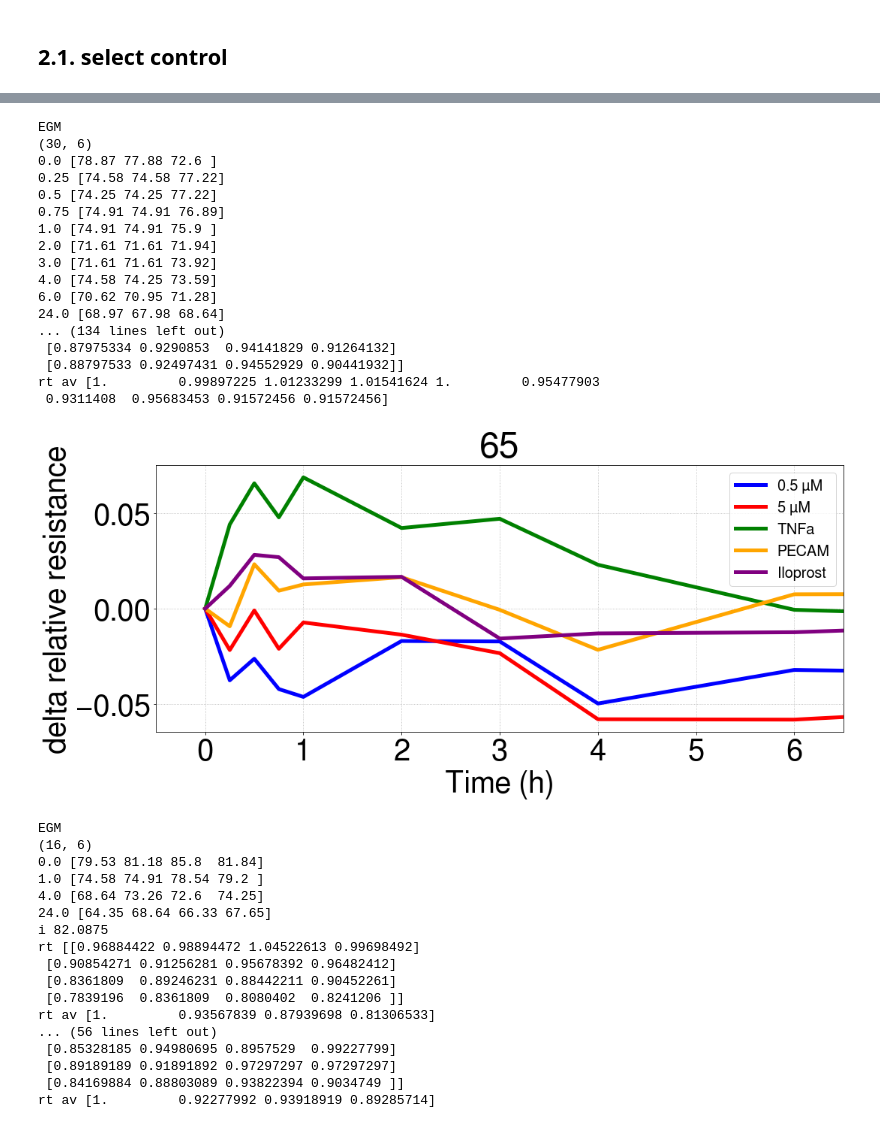
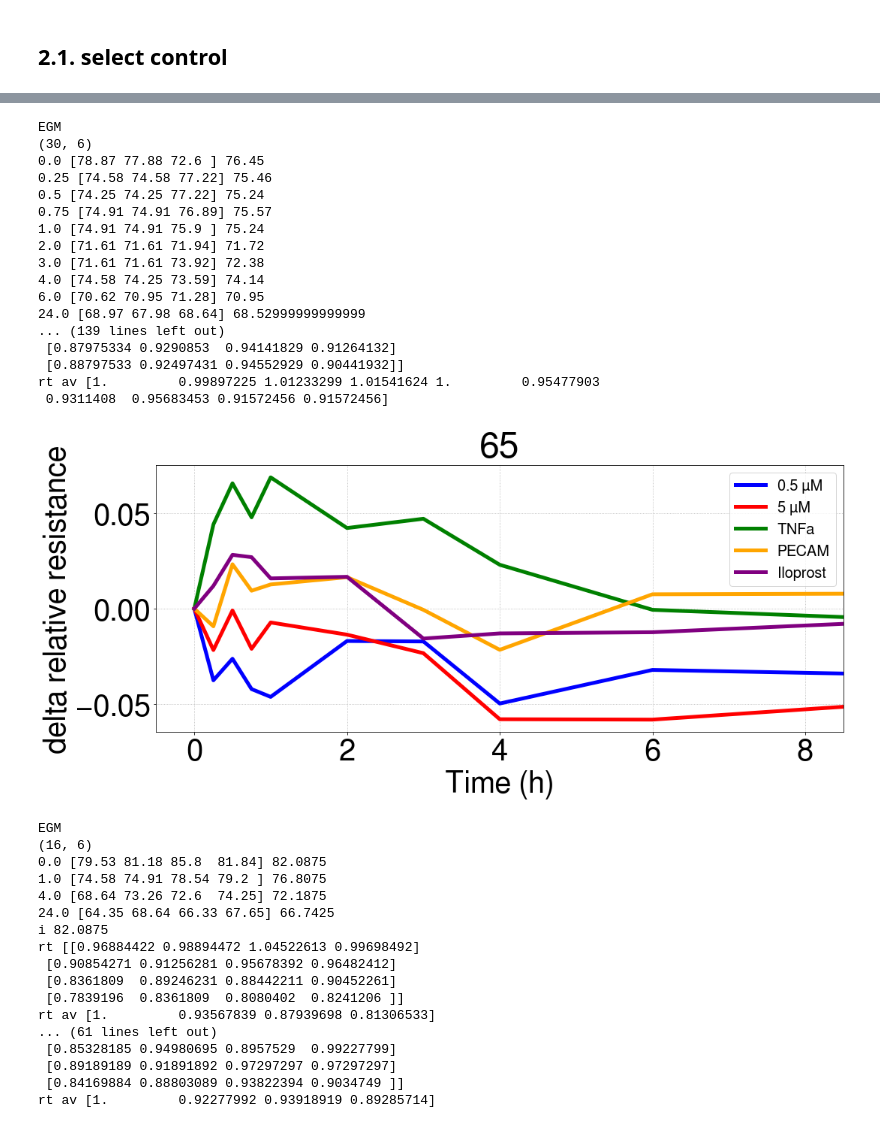
Before and after one commit to adelomana/HUVECs, a Jupyter notebook: TEER/analysis_delta.ipynb, the cells around one changed output, grey strips where cells are left out. Drawn from its saved outputs; the diff is of its cells as text; code cells hidden in the pictures.

```diff
--- a/TEER/analysis_delta.ipynb
+++ b/TEER/analysis_delta.ipynb
@@ -3,7 +3,7 @@ import pandas, numpy
 import matplotlib, matplotlib.pyplot
 matplotlib.rcParams.update({'font.size':40, 'font.family':'FreeSans', 'xtick.labelsize':40, 'ytick.labelsize':40, 'figure.figsize':(16,8)})
 # %%
-data_file = 'HUVEC_Allmeasurements.csv'
+data_file = '/home/adrian/projects/huvec/data/HUVEC_Allmeasurements.csv'
 # %% [markdown]
 # 1. read data
 # %%
@@ -66,7 +66,7 @@ for e2a in experiments_to_analyze:
                 if len(absolute_values) > 0:
                     trajectory.append(absolute_values)
                     trajectory_time.append(timepoint)
-                    print(timepoint, absolute_values)
+                    print(timepoint, absolute_values, numpy.mean(absolute_values))
 
             trajectory = numpy.array(trajectory)
             average_initial = numpy.mean(trajectory[0,:])
@@ -81,13 +81,9 @@ for e2a in experiments_to_analyze:
                 tre = numpy.mean(relative_trajectory, axis=1) - ref
                 matplotlib.pyplot.plot(trajectory_time, tre, '-', color=tc, lw=5, label=tl)
 
-        # compare treatment trajectories to no treatment
+            print()
 
-        ### plot
-        #matplotlib.pyplot.plot(trajectory_time, relative_trajectory, 'o', color=tc, alpha=1/4, mew=0)
-        #matplotlib.pyplot.plot(trajectory_time, numpy.mean(relative_trajectory, axis=1), '-', color=tc, lw=2, label=tl)
-
-    matplotlib.pyplot.xlim([-.5,6.5])
+    matplotlib.pyplot.xlim([-.5,8.5])
     matplotlib.pyplot.title(e2a)
     matplotlib.pyplot.legend(fontsize=20)
     matplotlib.pyplot.grid( linestyle=':')
@@ -135,34 +131,34 @@ Iloprost
 EGM
 (30, 6)
-0.0 [78.87 77.88 72.6 ]
-0.25 [74.58 74.58 77.22]
-0.5 [74.25 74.25 77.22]
-0.75 [74.91 74.91 76.89]
-1.0 [74.91 74.91 75.9 ]
-2.0 [71.61 71.61 71.94]
-3.0 [71.61 71.61 73.92]
-4.0 [74.58 74.25 73.59]
-6.0 [70.62 70.95 71.28]
-24.0 [68.97 67.98 68.64]
-... (134 lines left out)
+0.0 [78.87 77.88 72.6 ] 76.45
+0.25 [74.58 74.58 77.22] 75.46
+0.5 [74.25 74.25 77.22] 75.24
+0.75 [74.91 74.91 76.89] 75.57
+1.0 [74.91 74.91 75.9 ] 75.24
+2.0 [71.61 71.61 71.94] 71.72
+3.0 [71.61 71.61 73.92] 72.38
+4.0 [74.58 74.25 73.59] 74.14
+6.0 [70.62 70.95 71.28] 70.95
+24.0 [68.97 67.98 68.64] 68.52999999999999
+... (139 lines left out)
  [0.87975334 0.9290853  0.94141829 0.91264132]
  [0.88797533 0.92497431 0.94552929 0.90441932]]
 rt av [1.         0.99897225 1.01233299 1.01541624 1.         0.95477903
  0.9311408  0.95683453 0.91572456 0.91572456]
-[figure, old version]
+[figure, new version]
 EGM
 (16, 6)
-0.0 [79.53 81.18 85.8  81.84]
-1.0 [74.58 74.91 78.54 79.2 ]
-4.0 [68.64 73.26 72.6  74.25]
-24.0 [64.35 68.64 66.33 67.65]
+0.0 [79.53 81.18 85.8  81.84] 82.0875
+1.0 [74.58 74.91 78.54 79.2 ] 76.8075
+4.0 [68.64 73.26 72.6  74.25] 72.1875
+24.0 [64.35 68.64 66.33 67.65] 66.7425
 i 82.0875
 rt [[0.96884422 0.98894472 1.04522613 0.99698492]
  [0.90854271 0.91256281 0.95678392 0.96482412]
  [0.8361809  0.89246231 0.88442211 0.90452261]
  [0.7839196  0.8361809  0.8080402  0.8241206 ]]
 rt av [1.         0.93567839 0.87939698 0.81306533]
-... (56 lines left out)
+... (61 lines left out)
  [0.85328185 0.94980695 0.8957529  0.99227799]
  [0.89189189 0.91891892 0.97297297 0.97297297]
  [0.84169884 0.88803089 0.93822394 0.9034749 ]]
```
Also changed, not shown: parts of 2 cells of this notebook, 1 other file.
